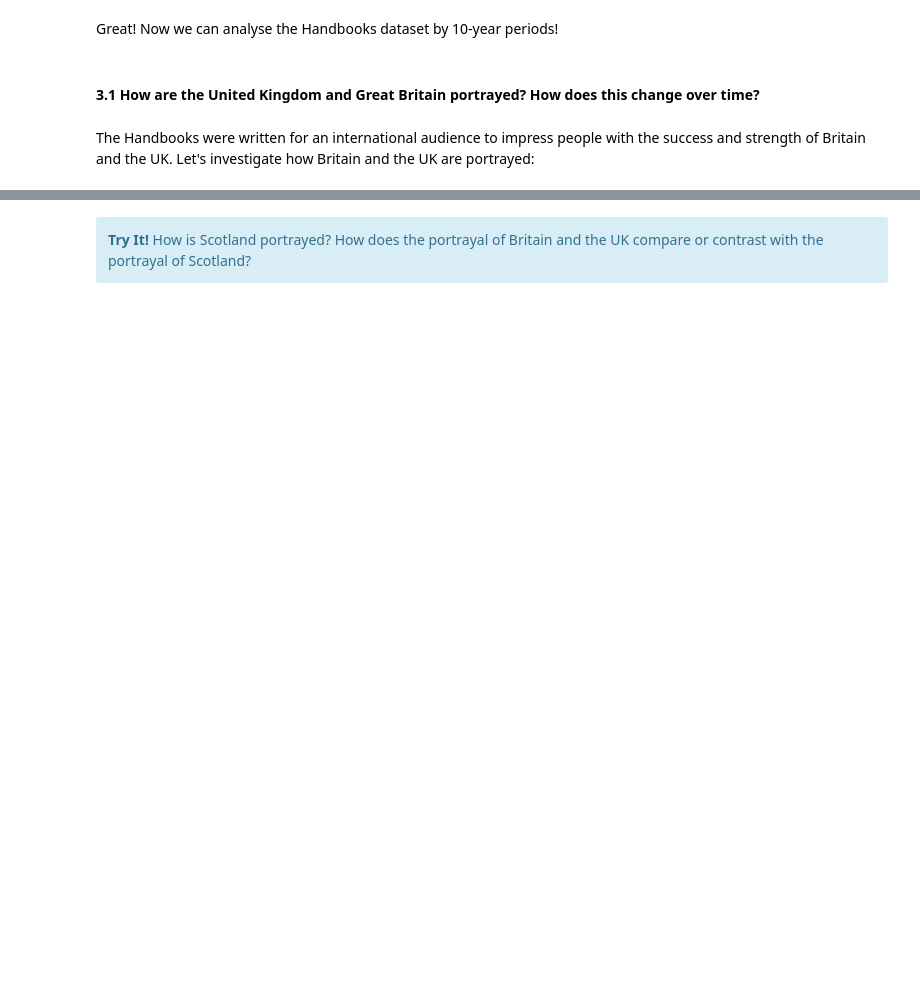
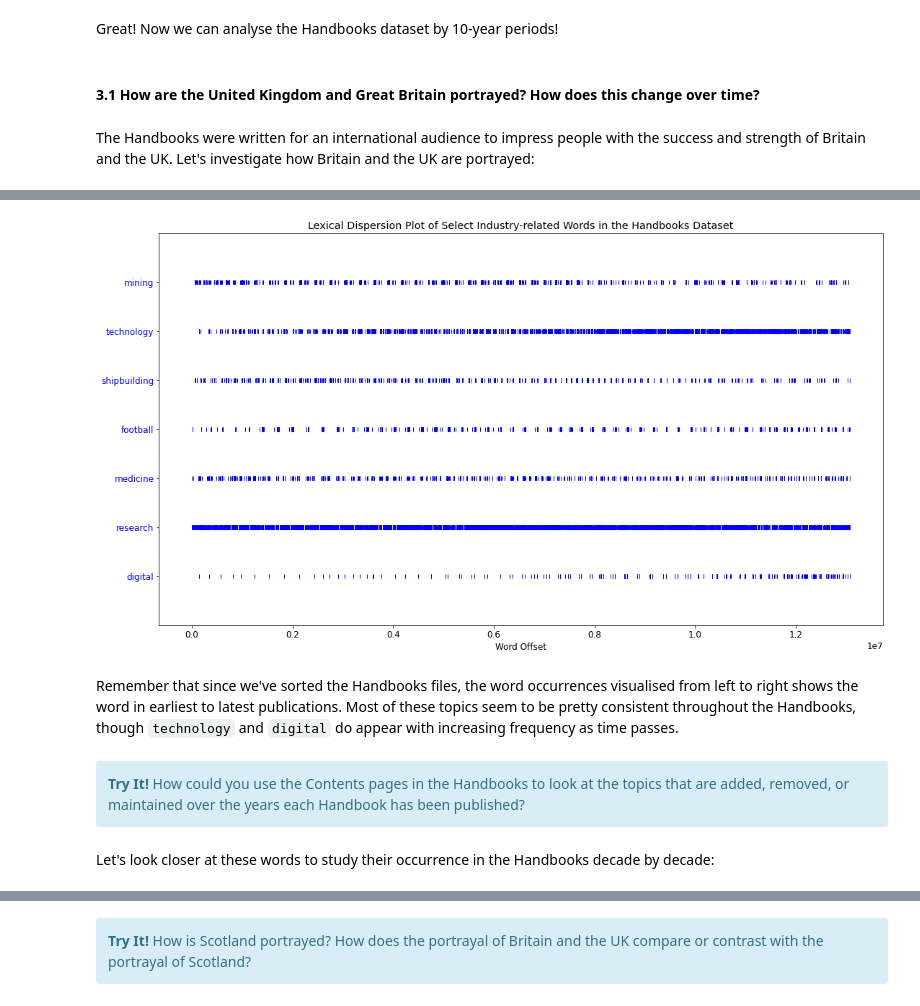
Before and after one commit to NLS-Digital-Scholarship/collections-as-data, a Jupyter notebook: Britain_and_UK_Handbooks_as_Data.ipynb, the cells around one changed output, grey strips where cells are left out. Saved outputs shown, nothing was run; the diff lists cells and outputs as text; code cells hidden in the pictures; blank space fills up the shorter version.

```diff
--- a/Britain_and_UK_Handbooks_as_Data.ipynb
+++ b/Britain_and_UK_Handbooks_as_Data.ipynb
@@ -236,3 +219,0 @@ Perfect!  Now we can see the full titles for each Handbook file.  It looks like
-# %%
-df = df.sort_values(by=['title'])
-# df
@@ -239,3 +244,6 @@ df = df.sort_values(by=['title'])
+# %%
+df.sort_values(by=['year'], ascending=True, inplace=True)  # 'inplace=False' would create a different DataFrame that's sorted, instead of sorting the 'df' DataFrame
+# df
 # %% [markdown]
 <div class="alert alert-block alert-info">
 <b>Try It!</b> Uncomment the last line of code in the cell above by removing the `#` before `df` to see the sorted DataFrame.  Are the titles ordered chronologically?
@@ -636,0 +610,16 @@ Let's group the handbooks data into 10-year periods.  We'll use our inventory (t
+# %%
+corpus_text = Text(handbooks_words_lower)
+targets = ['mining', 'technology', 'shipbuilding', 'football', 'medicine', 'research', 'digital']
+plt.figure(figsize=(18,10))
+plt.rc('font', size=12)
+displt(corpus_text, targets, ignore_case=True, title='Lexical Dispersion Plot of Select Industry-related Words in the Handbooks Dataset')
+# %% [output]
+[figure, added]
+# %% [markdown]
+Remember that since we've sorted the Handbooks files, the word occurrences visualised from left to right shows the word in earliest to latest publications. Most of these topics seem to be pretty consistent throughout the Handbooks, though `technology` and `digital` do appear with increasing frequency as time passes.
+# %% [markdown]
+<div class='alert alert-box alert-info'>
+    <b>Try It!</b> How could you use the Contents pages in the Handbooks to look at the topics that are added, removed, or maintained over the years each Handbook has been published?
+</div>
+# %% [markdown]
+Let's look closer at these words to study their occurrence in the Handbooks decade by decade:
```
Also changed, not shown: parts of 76 cells of this notebook, 2 other files.
